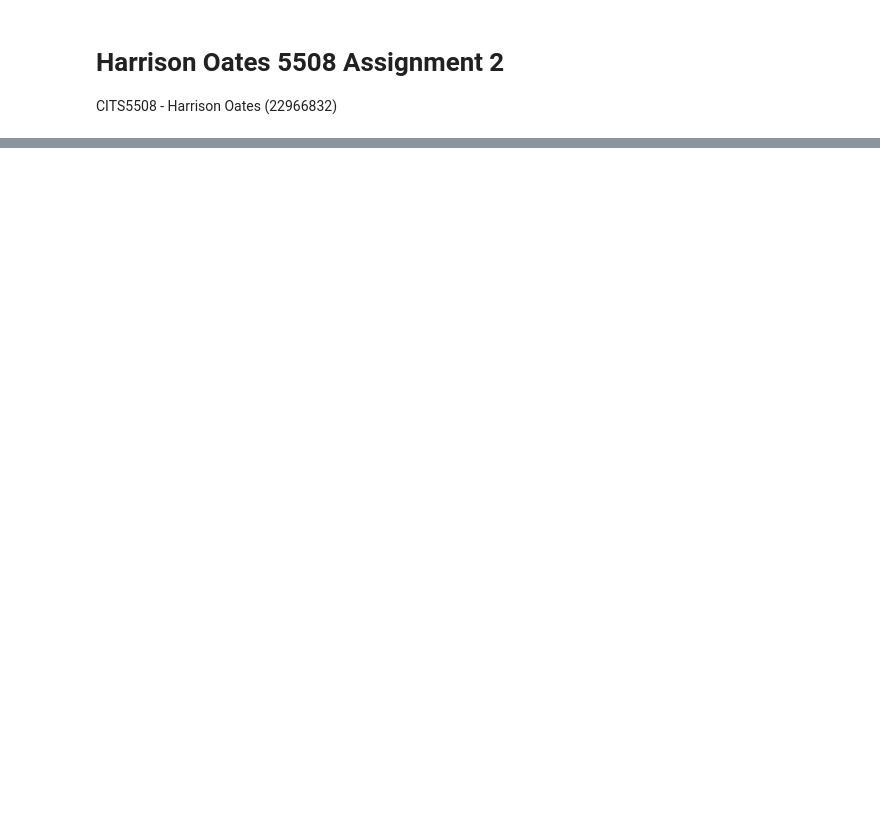
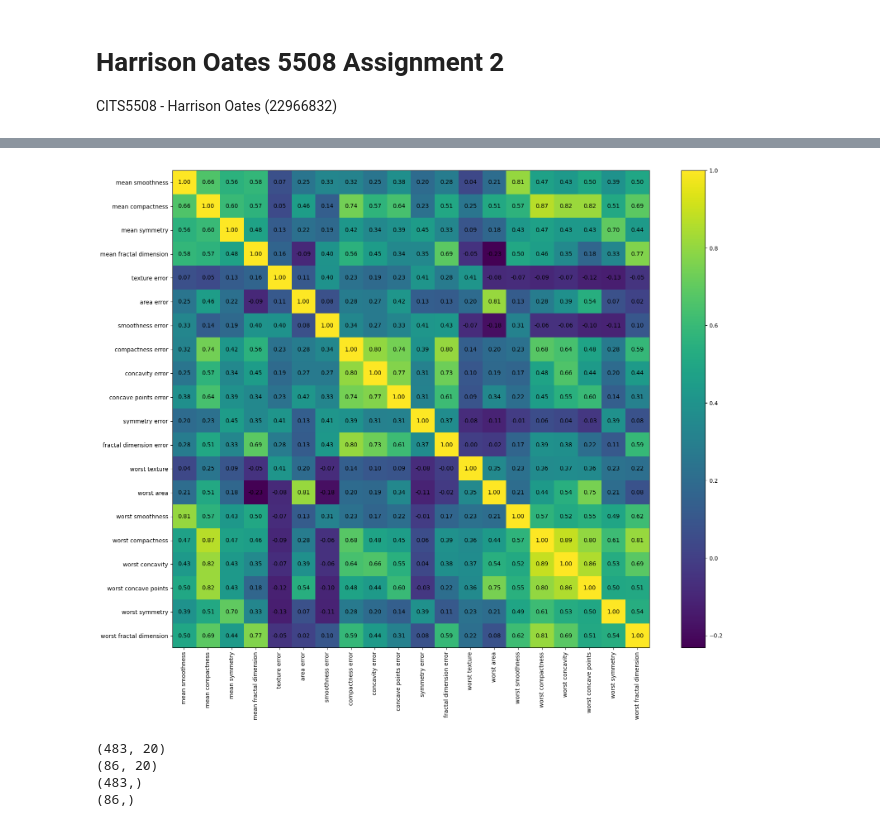
Before and after one commit to Oatesha/Machine-Learning, a Jupyter notebook: Assign 2/assignment2.ipynb, the cells around one changed output, grey strips where cells are left out. Cells and saved outputs as stored; diff of their text form; code cells hidden in the pictures; blank space fills up the shorter version.

```diff
--- a/Assign 2/assignment2.ipynb
+++ b/Assign 2/assignment2.ipynb
@@ -63,0 +151,27 @@ Test accuracy: 0.9418604651162791
+# %%
+# Drop the features with high correlation
+columns = ['mean radius', 'mean texture', 'mean perimeter', 'mean area', 'mean concavity', 'mean concave points', 'radius error', 'perimeter error', 'worst radius', 'worst perimeter']
+feature_matrix_x_filtered = feature_matrix_x.drop(columns=columns)
+
+# Generate new heatmap with the filtered feature matrix
+generate_heatmap(feature_matrix_x_filtered)
+
+
+# Prepare dataset into x and y to be split into training and test sets
+x = feature_matrix_x_filtered.drop(columns='class_vector_y')
+y = feature_matrix_x_filtered['class_vector_y']
+
+# Split the filtered feature matrix and the class vector into training and test sets
+feature_matrix_x_train, feature_matrix_x_test, class_vector_y_train, class_vector_y_test = train_test_split(x, y, test_size= 0.15, random_state=123)
+
+# Check that the shape follows an 85/15 split
+print(feature_matrix_x_train.shape)
+print(feature_matrix_x_test.shape)
+print(class_vector_y_train.shape)
+print(class_vector_y_test.shape)
+# %% [output]
+[figure, added]
+(483, 20)
+(86, 20)
+(483,)
+(86,)
```
Also changed, not shown: parts of 51 cells of this notebook, 11 other files.
